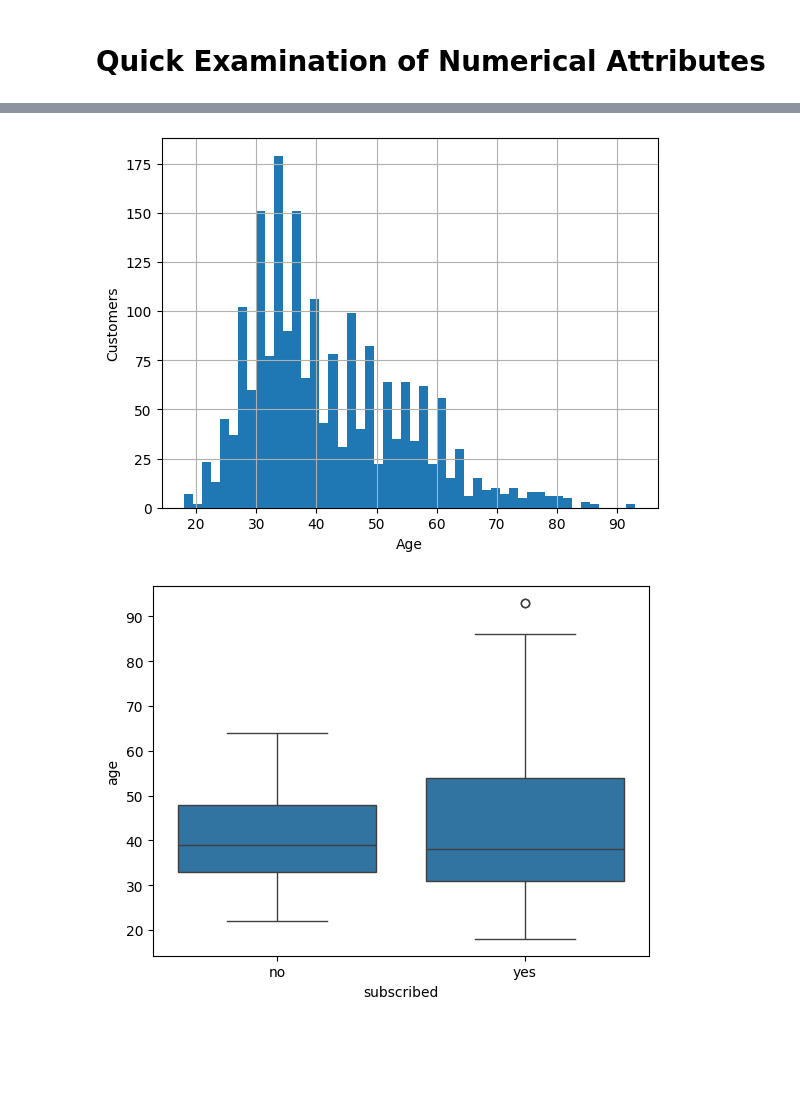
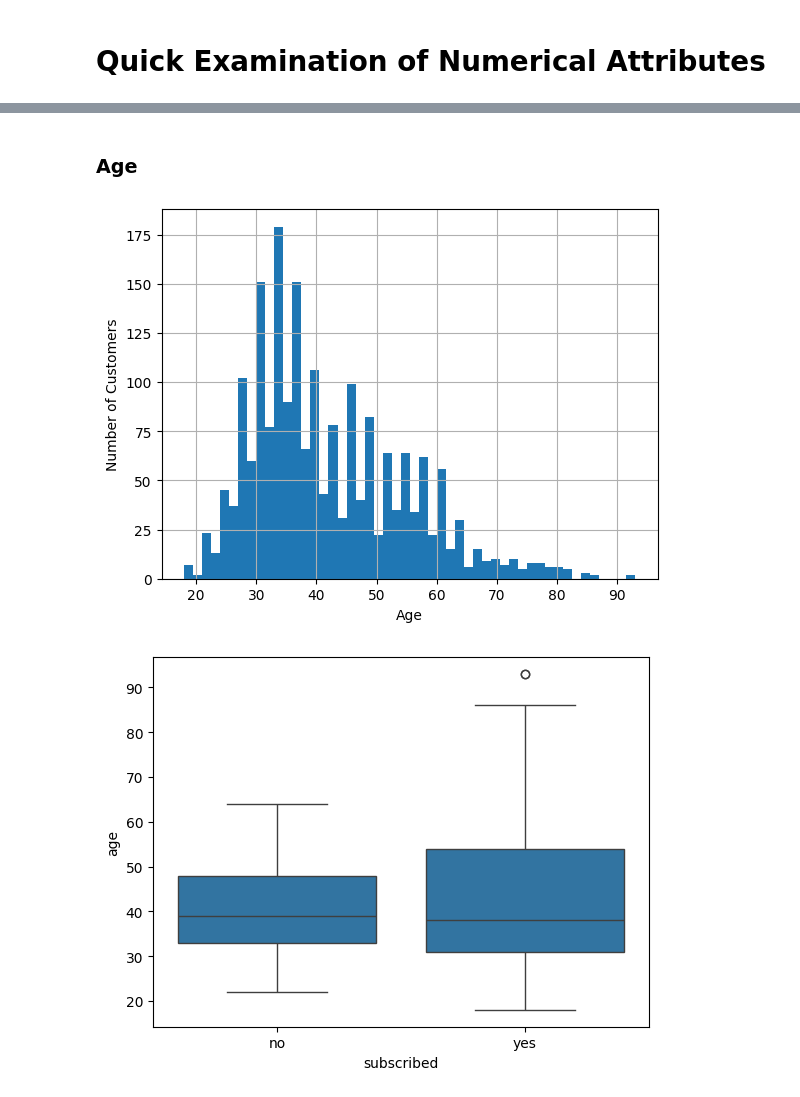
Before and after one commit to qaz73/ULAssignment-1, a Jupyter notebook: etivity1.ipynb, the cells around one changed output, grey strips where cells are left out. Saved outputs shown, nothing was run; the diff lists cells and outputs as text; code cells hidden in the pictures; blank space fills up the shorter version.

```diff
--- a/etivity1.ipynb
+++ b/etivity1.ipynb
@@ -185,10 +124,13 @@ Name: count, dtype: int64
+# %% [markdown]
+### Age
 # %%
+# Whats the distribution of Customers Age look like
 df['age'].hist(bins=50);
 plt.xlabel('Age');
-plt.ylabel('Customers');
+plt.ylabel('Number of Customers');
 plt.show()
 # %% [output]
-[figure, old version]
+[figure, new version]
 # %%
 # age profile of those that subscribed
 data_without_nulls = df[['age','subscribed']].dropna()
```
Also changed, not shown: parts of 28 cells of this notebook.
